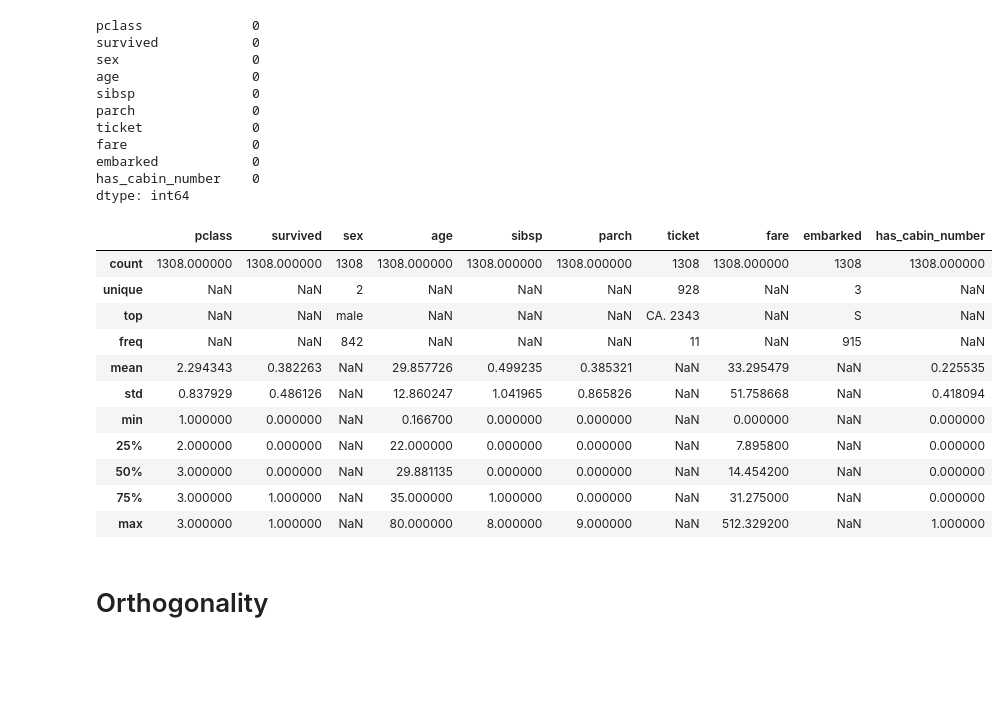
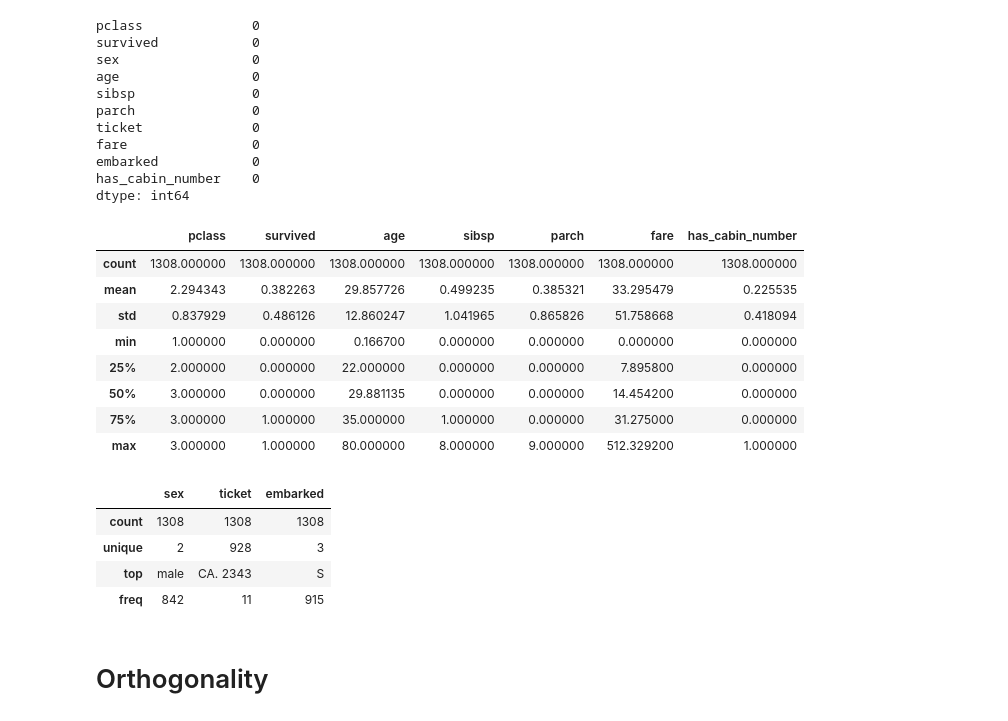
Before and after one commit to WhyseRabbit/DS-Unit-1-Sprint-3-Linear-Algebra, a Jupyter notebook: module2-intermediate-linear-algebra/LS_DS_132_Intermediate_Linear_Algebra_Assignment.ipynb, the cells around one changed output. Cells and saved outputs as stored; diff of their text form; code cells hidden in the pictures; blank space fills up the shorter version.

```diff
--- a/module2-intermediate-linear-algebra/LS_DS_132_Intermediate_Linear_Algebra_Assignment.ipynb
+++ b/module2-intermediate-linear-algebra/LS_DS_132_Intermediate_Linear_Algebra_Assignment.ipynb
@@ -68,20 +68,25 @@ embarked            0
 has_cabin_number    0
 dtype: int64
 # %%
-titanic.describe(include='all')
+titanic.describe()
 # %% [output]
-|  | pclass | survived | sex | age | sibsp | parch | ticket | fare | embarked | has_cabin_number |
-| count | 1308.000000 | 1308.000000 | 1308 | 1308.000000 | 1308.000000 | 1308.000000 | 1308 | 1308.000000 | 1308 | 1308.000000 |
-| unique | NaN | NaN | 2 | NaN | NaN | NaN | 928 | NaN | 3 | NaN |
-| top | NaN | NaN | male | NaN | NaN | NaN | CA. 2343 | NaN | S | NaN |
-| freq | NaN | NaN | 842 | NaN | NaN | NaN | 11 | NaN | 915 | NaN |
-| mean | 2.294343 | 0.382263 | NaN | 29.857726 | 0.499235 | 0.385321 | NaN | 33.295479 | NaN | 0.225535 |
-| std | 0.837929 | 0.486126 | NaN | 12.860247 | 1.041965 | 0.865826 | NaN | 51.758668 | NaN | 0.418094 |
-| min | 1.000000 | 0.000000 | NaN | 0.166700 | 0.000000 | 0.000000 | NaN | 0.000000 | NaN | 0.000000 |
-| 25% | 2.000000 | 0.000000 | NaN | 22.000000 | 0.000000 | 0.000000 | NaN | 7.895800 | NaN | 0.000000 |
-| 50% | 3.000000 | 0.000000 | NaN | 29.881135 | 0.000000 | 0.000000 | NaN | 14.454200 | NaN | 0.000000 |
-| 75% | 3.000000 | 1.000000 | NaN | 35.000000 | 1.000000 | 0.000000 | NaN | 31.275000 | NaN | 0.000000 |
-| max | 3.000000 | 1.000000 | NaN | 80.000000 | 8.000000 | 9.000000 | NaN | 512.329200 | NaN | 1.000000 |
+|  | pclass | survived | age | sibsp | parch | fare | has_cabin_number |
+| count | 1308.000000 | 1308.000000 | 1308.000000 | 1308.000000 | 1308.000000 | 1308.000000 | 1308.000000 |
+| mean | 2.294343 | 0.382263 | 29.857726 | 0.499235 | 0.385321 | 33.295479 | 0.225535 |
+| std | 0.837929 | 0.486126 | 12.860247 | 1.041965 | 0.865826 | 51.758668 | 0.418094 |
+| min | 1.000000 | 0.000000 | 0.166700 | 0.000000 | 0.000000 | 0.000000 | 0.000000 |
+| 25% | 2.000000 | 0.000000 | 22.000000 | 0.000000 | 0.000000 | 7.895800 | 0.000000 |
+| 50% | 3.000000 | 0.000000 | 29.881135 | 0.000000 | 0.000000 | 14.454200 | 0.000000 |
+| 75% | 3.000000 | 1.000000 | 35.000000 | 1.000000 | 0.000000 | 31.275000 | 0.000000 |
+| max | 3.000000 | 1.000000 | 80.000000 | 8.000000 | 9.000000 | 512.329200 | 1.000000 |
+# %%
+titanic.describe(exclude='number')
+# %% [output]
+|  | sex | ticket | embarked |
+| count | 1308 | 1308 | 1308 |
+| unique | 2 | 928 | 3 |
+| top | male | CA. 2343 | S |
+| freq | 842 | 11 | 915 |
 # %% [markdown]
 # Orthogonality
 # %% [markdown]
```
Also changed, not shown: parts of 2 cells of this notebook.
